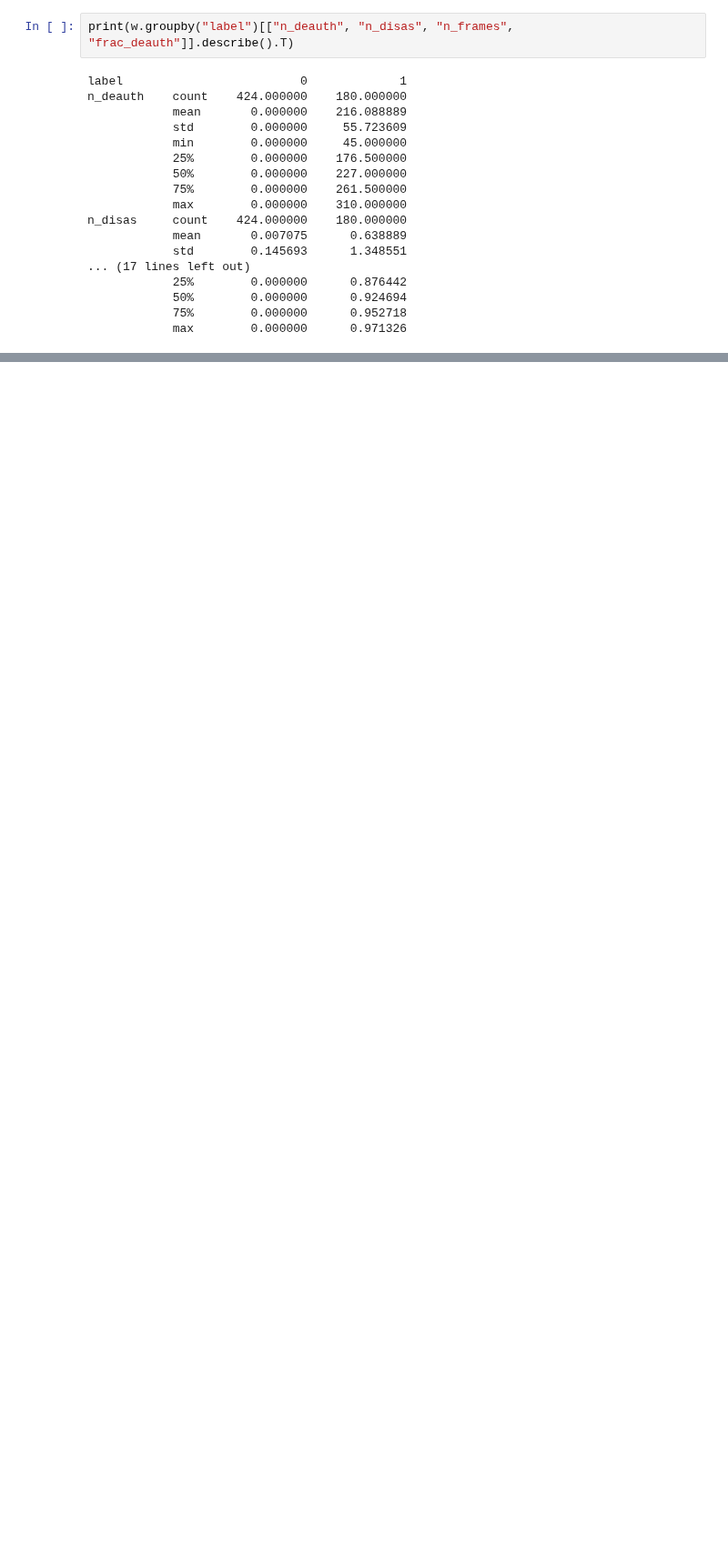
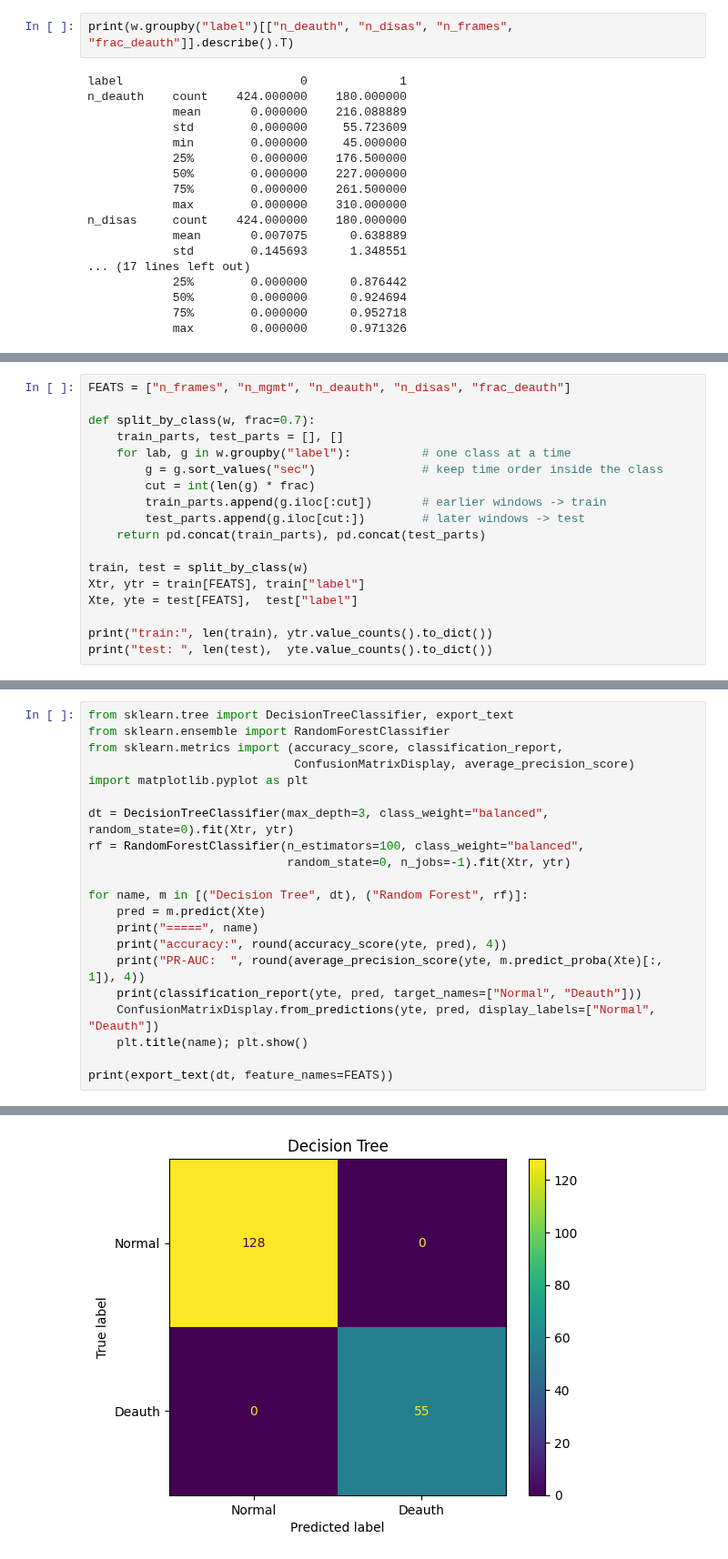
Before and after one commit to Guy0Kana/AWID3-WIDS, a Jupyter notebook: awid3-wids.ipynb, the cells around one changed output, grey strips where cells are left out. Shown at 91% size. Saved outputs shown, nothing was run; the diff lists cells and outputs as text; blank space fills up the shorter version.

```diff
--- a/awid3-wids.ipynb
+++ b/awid3-wids.ipynb
@@ -185,0 +204,18 @@ n_disas     count    424.000000    180.000000
+# %%
+FEATS = ["n_frames", "n_mgmt", "n_deauth", "n_disas", "frac_deauth"]
+
+def split_by_class(w, frac=0.7):
+    train_parts, test_parts = [], []
+    for lab, g in w.groupby("label"):          # one class at a time
+        g = g.sort_values("sec")               # keep time order inside the class
+        cut = int(len(g) * frac)
+        train_parts.append(g.iloc[:cut])       # earlier windows -> train
+        test_parts.append(g.iloc[cut:])        # later windows -> test
+    return pd.concat(train_parts), pd.concat(test_parts)
+
+train, test = split_by_class(w)
+Xtr, ytr = train[FEATS], train["label"]
+Xte, yte = test[FEATS],  test["label"]
+
+print("train:", len(train), ytr.value_counts().to_dict())
+print("test: ", len(test),  yte.value_counts().to_dict())
@@ -185,0 +229,22 @@ n_disas     count    424.000000    180.000000
+# %%
+from sklearn.tree import DecisionTreeClassifier, export_text
+from sklearn.ensemble import RandomForestClassifier
+from sklearn.metrics import (accuracy_score, classification_report,
+                             ConfusionMatrixDisplay, average_precision_score)
+import matplotlib.pyplot as plt
+
+dt = DecisionTreeClassifier(max_depth=3, class_weight="balanced", random_state=0).fit(Xtr, ytr)
+rf = RandomForestClassifier(n_estimators=100, class_weight="balanced",
+                            random_state=0, n_jobs=-1).fit(Xtr, ytr)
+
+for name, m in [("Decision Tree", dt), ("Random Forest", rf)]:
+    pred = m.predict(Xte)
+    print("=====", name)
+    print("accuracy:", round(accuracy_score(yte, pred), 4))
+    print("PR-AUC:  ", round(average_precision_score(yte, m.predict_proba(Xte)[:, 1]), 4))
+    print(classification_report(yte, pred, target_names=["Normal", "Deauth"]))
+    ConfusionMatrixDisplay.from_predictions(yte, pred, display_labels=["Normal", "Deauth"])
+    plt.title(name); plt.show()
+
+print(export_text(dt, feature_names=FEATS))
+# %% [output]
@@ -185,0 +262 @@ n_disas     count    424.000000    180.000000
+[figure, added]
```
Also changed, not shown: parts of 7 cells of this notebook.
